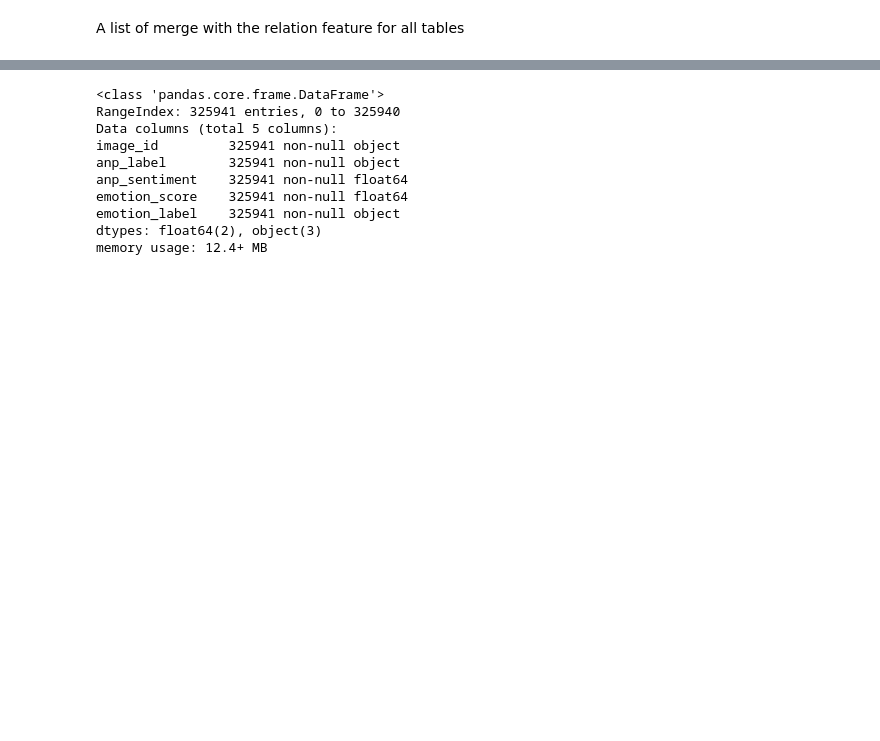
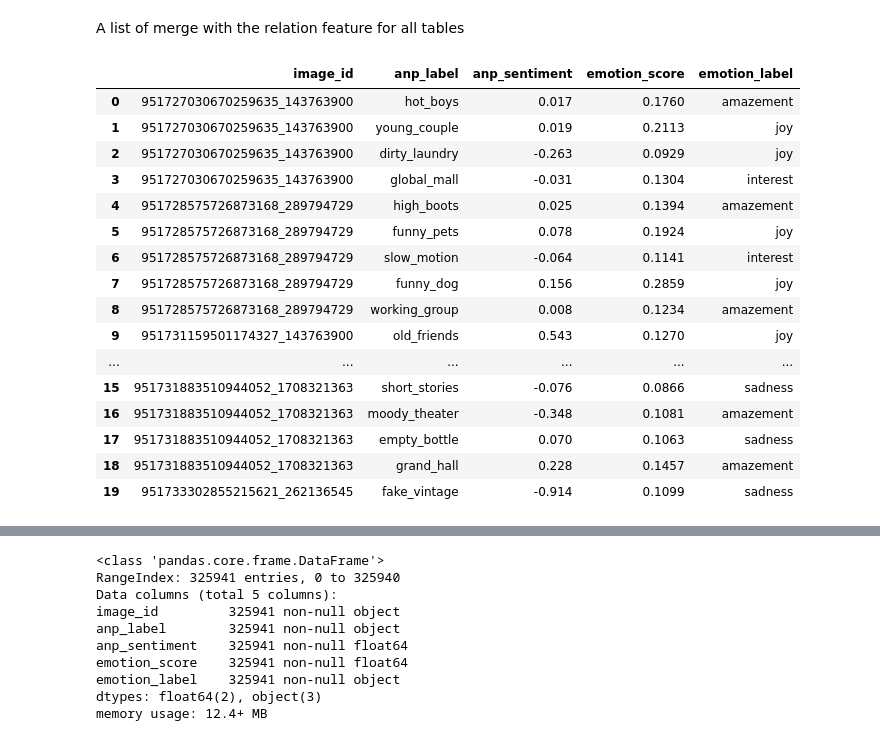
Before and after one commit to JeroenSchmidt/UvA-DSF-group, a Jupyter notebook: uc2/exploration_notebooks/xavi/exploration_on_the_datasets.ipynb, the cells around one changed output, grey strips where cells are left out. Drawn from its saved outputs; the diff is of its cells as text; code cells hidden in the pictures; blank space fills up the shorter version.

```diff
--- a/uc2/exploration_notebooks/xavi/exploration_on_the_datasets.ipynb
+++ b/uc2/exploration_notebooks/xavi/exploration_on_the_datasets.ipynb
@@ -21,3 +21,23 @@ m = pd.merge(survey, image_data, how='inner', left_on='insta_user_id', right_on=
 #m = pd.merge(m, face, how='inner', on='image_id')
 #m = pd.merge(m, image_metrics, how='inner', on='image_id')
 #m = pd.merge(m, object_labels, how='inner', on='image_id')
+# %%
+anp.head(20)
+# %% [output]
+|  | image_id | anp_label | anp_sentiment | emotion_score | emotion_label |
+| 0 | 951727030670259635_143763900 | hot_boys | 0.017 | 0.1760 | amazement |
+| 1 | 951727030670259635_143763900 | young_couple | 0.019 | 0.2113 | joy |
+| 2 | 951727030670259635_143763900 | dirty_laundry | -0.263 | 0.0929 | joy |
+| 3 | 951727030670259635_143763900 | global_mall | -0.031 | 0.1304 | interest |
+| 4 | 951728575726873168_289794729 | high_boots | 0.025 | 0.1394 | amazement |
+| 5 | 951728575726873168_289794729 | funny_pets | 0.078 | 0.1924 | joy |
+| 6 | 951728575726873168_289794729 | slow_motion | -0.064 | 0.1141 | interest |
+| 7 | 951728575726873168_289794729 | funny_dog | 0.156 | 0.2859 | joy |
+| 8 | 951728575726873168_289794729 | working_group | 0.008 | 0.1234 | amazement |
+| 9 | 951731159501174327_143763900 | old_friends | 0.543 | 0.1270 | joy |
+| ... | ... | ... | ... | ... | ... |
+| 15 | 951731883510944052_1708321363 | short_stories | -0.076 | 0.0866 | sadness |
+| 16 | 951731883510944052_1708321363 | moody_theater | -0.348 | 0.1081 | amazement |
+| 17 | 951731883510944052_1708321363 | empty_bottle | 0.070 | 0.1063 | sadness |
+| 18 | 951731883510944052_1708321363 | grand_hall | 0.228 | 0.1457 | amazement |
+| 19 | 951733302855215621_262136545 | fake_vintage | -0.914 | 0.1099 | sadness |
```
Also changed, not shown: parts of 7 cells of this notebook, 1 other file.
